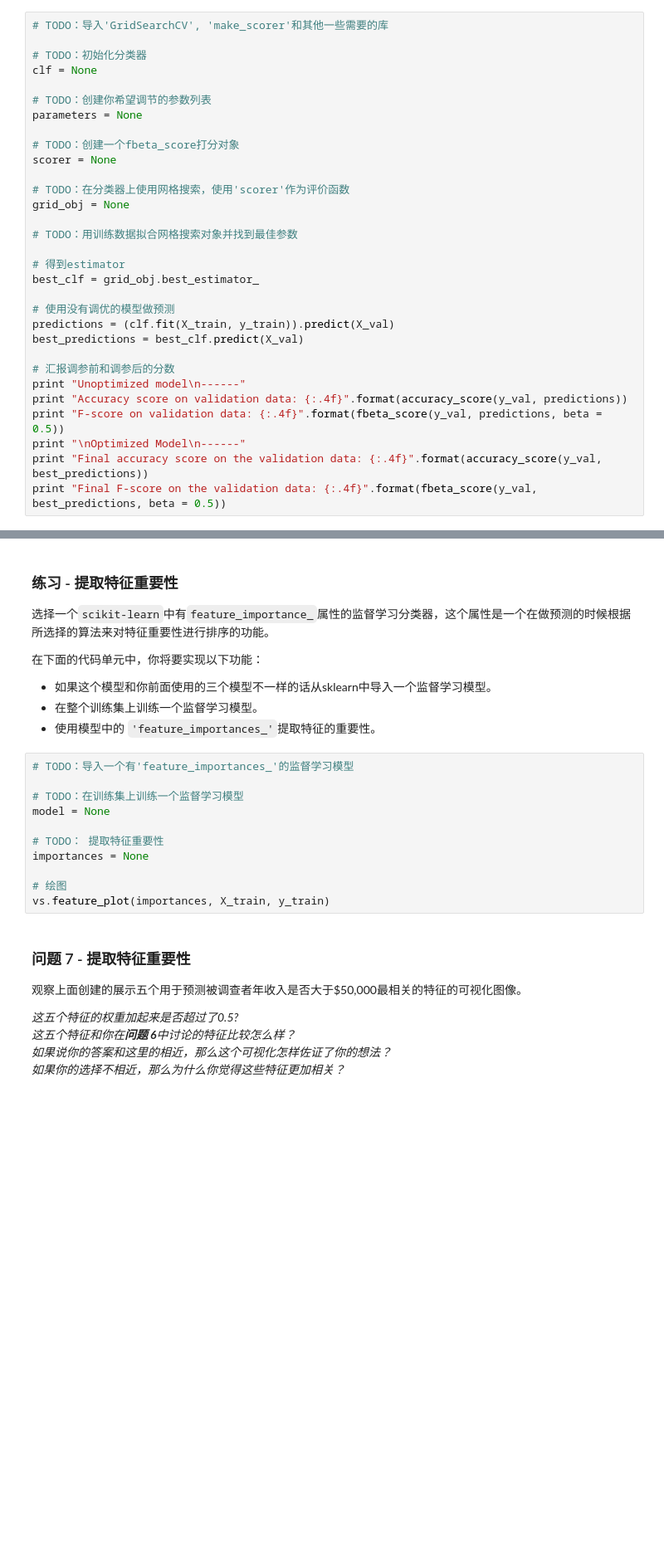
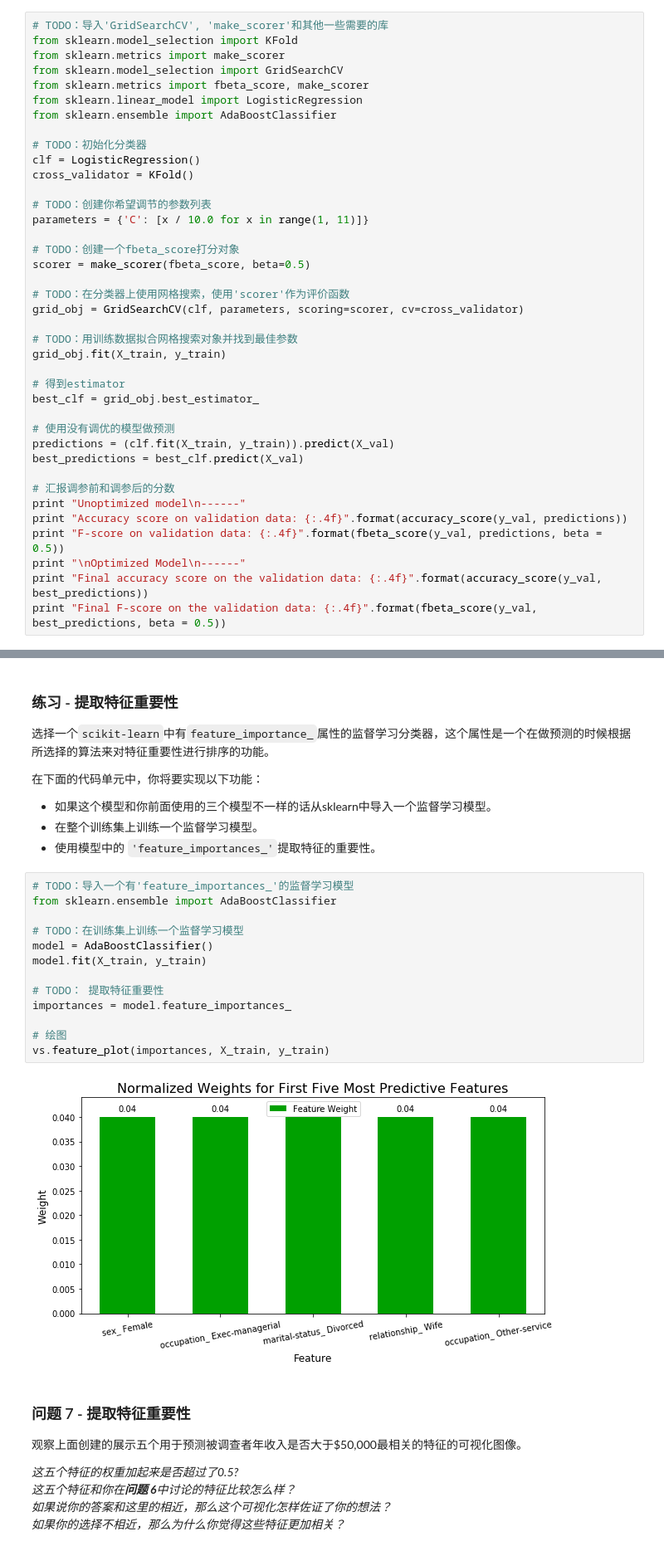
Before and after one commit to bencode/finding_donors, a Jupyter notebook: finding_donors.ipynb, the cells around one changed output, grey strips where cells are left out. Shown: that part at 83% size. Drawn from its saved outputs; the diff is of its cells as text; blank space fills up the shorter version.

```diff
--- a/finding_donors.ipynb
+++ b/finding_donors.ipynb
@@ -448,20 +513,28 @@ vs.evaluate(results, accuracy, fscore)
 **注意：** 取决于你选择的参数列表，下面实现的代码可能需要花一些时间运行！
 # %%
 # TODO：导入'GridSearchCV', 'make_scorer'和其他一些需要的库
+from sklearn.model_selection import KFold
+from sklearn.metrics import make_scorer
+from sklearn.model_selection import GridSearchCV
+from sklearn.metrics import fbeta_score, make_scorer
+from sklearn.linear_model import LogisticRegression
+from sklearn.ensemble import AdaBoostClassifier
 
 # TODO：初始化分类器
-clf = None
+clf = LogisticRegression()
+cross_validator = KFold()
 
 # TODO：创建你希望调节的参数列表
-parameters = None
+parameters = {'C': [x / 10.0 for x in range(1, 11)]}
 
 # TODO：创建一个fbeta_score打分对象
-scorer = None
+scorer = make_scorer(fbeta_score, beta=0.5)
 
 # TODO：在分类器上使用网格搜索，使用'scorer'作为评价函数
-grid_obj = None
+grid_obj = GridSearchCV(clf, parameters, scoring=scorer, cv=cross_validator)
 
 # TODO：用训练数据拟合网格搜索对象并找到最佳参数
+grid_obj.fit(X_train, y_train)
 
 # 得到estimator
 best_clf = grid_obj.best_estimator_
@@ -521,15 +612,19 @@ _在这十三个记录中，你认为哪五个特征对于预测是最重要的
  - 使用模型中的 `'feature_importances_'`提取特征的重要性。
 # %%
 # TODO：导入一个有'feature_importances_'的监督学习模型
+from sklearn.ensemble import AdaBoostClassifier
 
 # TODO：在训练集上训练一个监督学习模型
-model = None
+model = AdaBoostClassifier()
+model.fit(X_train, y_train)
 
 # TODO： 提取特征重要性
-importances = None
+importances = model.feature_importances_
 
 # 绘图
 vs.feature_plot(importances, X_train, y_train)
+# %% [output]
+[figure, added]
 # %% [markdown]
 ### 问题 7 - 提取特征重要性
 观察上面创建的展示五个用于预测被调查者年收入是否大于\$50,000最相关的特征的可视化图像。
```
Also changed, not shown: parts of 20 cells of this notebook.
